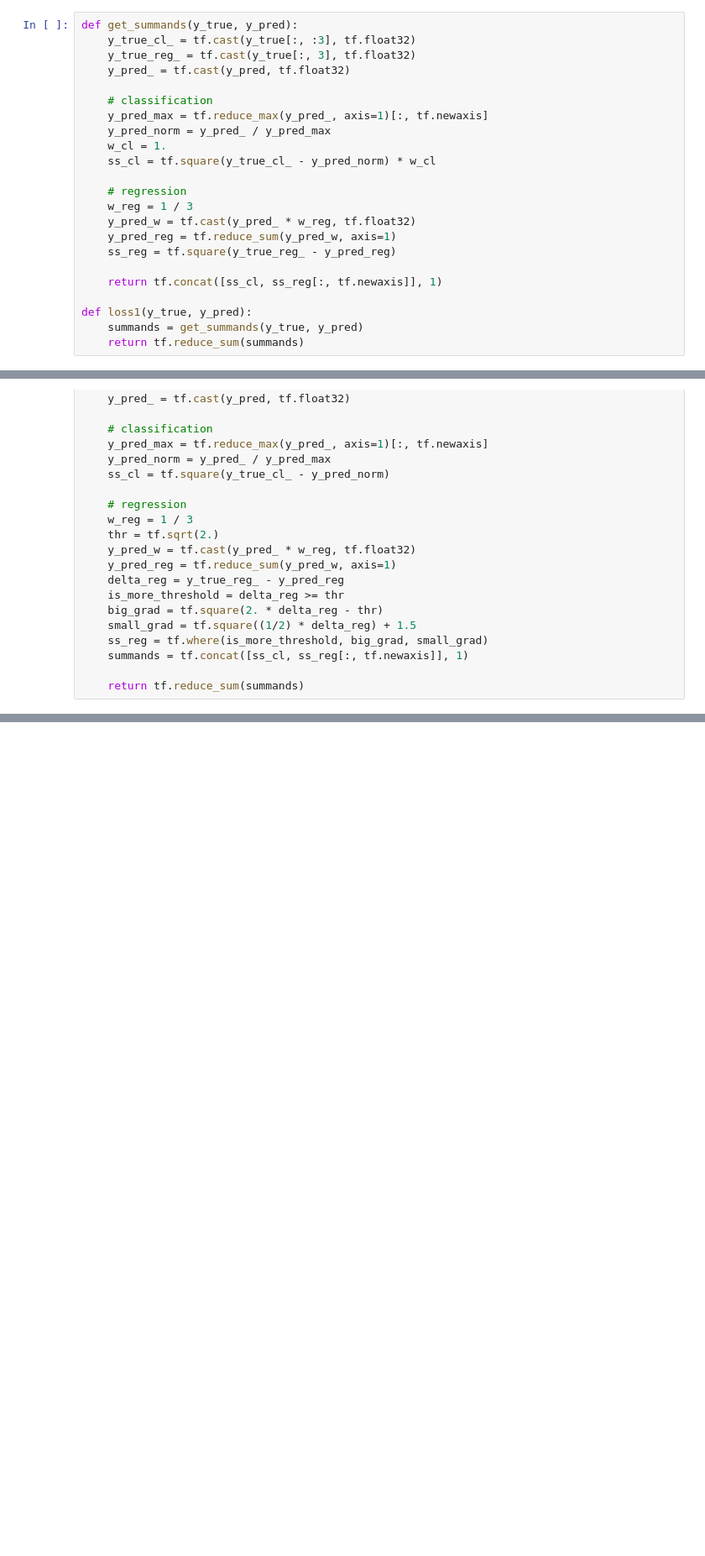
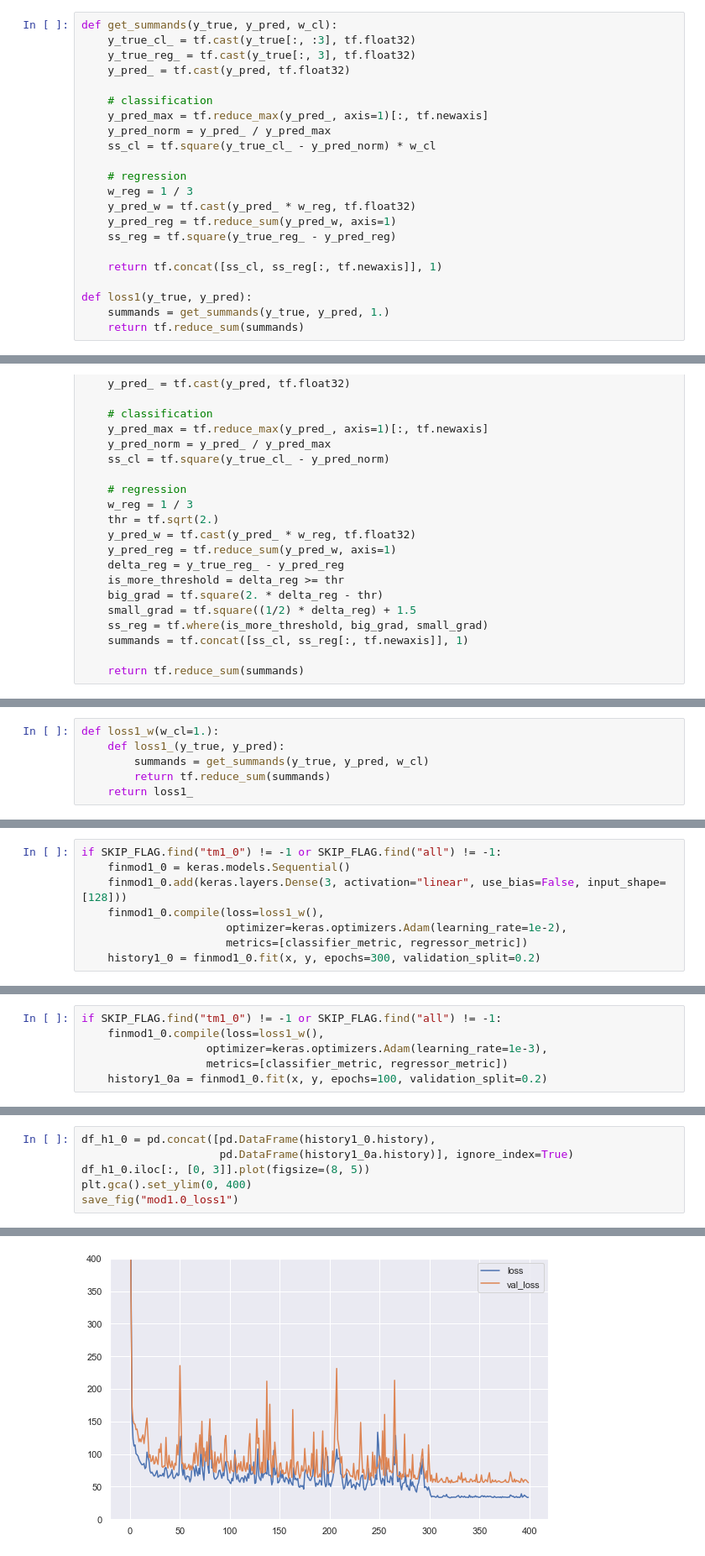
Before and after one commit to ageent/y-mlOnPhrases, a Jupyter notebook: y-mlOnPhrases.ipynb, the cells around one changed output, grey strips where cells are left out. Shown at 84% size. Saved outputs shown, nothing was run; the diff lists cells and outputs as text; blank space fills up the shorter version.

Commit message:
Setting up the selected model.

```diff
--- a/y-mlOnPhrases.ipynb
+++ b/y-mlOnPhrases.ipynb
@@ -183,7 +184,7 @@ print(regressor_metric(y_true_, y_pred_))
 tf.Tensor([1. 1. 0. 1.], shape=(4,), dtype=float32)
 tf.Tensor(528.75, shape=(), dtype=float32)
 # %%
-def get_summands(y_true, y_pred):
+def get_summands(y_true, y_pred, w_cl):
     y_true_cl_ = tf.cast(y_true[:, :3], tf.float32)
     y_true_reg_ = tf.cast(y_true[:, 3], tf.float32)
     y_pred_ = tf.cast(y_pred, tf.float32)
@@ -191,7 +192,6 @@ def get_summands(y_true, y_pred):
     # classification
     y_pred_max = tf.reduce_max(y_pred_, axis=1)[:, tf.newaxis]
     y_pred_norm = y_pred_ / y_pred_max
-    w_cl = 1.
     ss_cl = tf.square(y_true_cl_ - y_pred_norm) * w_cl
 
     # regression
@@ -203,7 +203,7 @@ def get_summands(y_true, y_pred):
     return tf.concat([ss_cl, ss_reg[:, tf.newaxis]], 1)
 
 def loss1(y_true, y_pred):
-    summands = get_summands(y_true, y_pred)
+    summands = get_summands(y_true, y_pred, 1.)
     return tf.reduce_sum(summands)
 # %%
 # test for loss1
@@ -344,0 +350,6 @@ Epoch 100/100
+# %%
+def loss1_w(w_cl=1.):
+    def loss1_(y_true, y_pred):
+        summands = get_summands(y_true, y_pred, w_cl)
+        return tf.reduce_sum(summands)
+    return loss1_
@@ -344,0 +358,8 @@ Epoch 100/100
+# %%
+if SKIP_FLAG.find("tm1_0") != -1 or SKIP_FLAG.find("all") != -1:
+    finmod1_0 = keras.models.Sequential()
+    finmod1_0.add(keras.layers.Dense(3, activation="linear", use_bias=False, input_shape=[128]))
+    finmod1_0.compile(loss=loss1_w(),
+                      optimizer=keras.optimizers.Adam(learning_rate=1e-2),
+                      metrics=[classifier_metric, regressor_metric])
+    history1_0 = finmod1_0.fit(x, y, epochs=300, validation_split=0.2)
@@ -344,0 +384,6 @@ Epoch 100/100
+# %%
+if SKIP_FLAG.find("tm1_0") != -1 or SKIP_FLAG.find("all") != -1:
+    finmod1_0.compile(loss=loss1_w(),
+                   optimizer=keras.optimizers.Adam(learning_rate=1e-3),
+                   metrics=[classifier_metric, regressor_metric])
+    history1_0a = finmod1_0.fit(x, y, epochs=100, validation_split=0.2)
@@ -344,0 +408,7 @@ Epoch 100/100
+# %%
+df_h1_0 = pd.concat([pd.DataFrame(history1_0.history),
+                     pd.DataFrame(history1_0a.history)], ignore_index=True)
+df_h1_0.iloc[:, [0, 3]].plot(figsize=(8, 5))
+plt.gca().set_ylim(0, 400)
+save_fig("mod1.0_loss1")
+# %% [output]
@@ -344,0 +416 @@ Epoch 100/100
+[figure, added]
```
Also changed, not shown: parts of 23 cells of this notebook, 4 other files.
